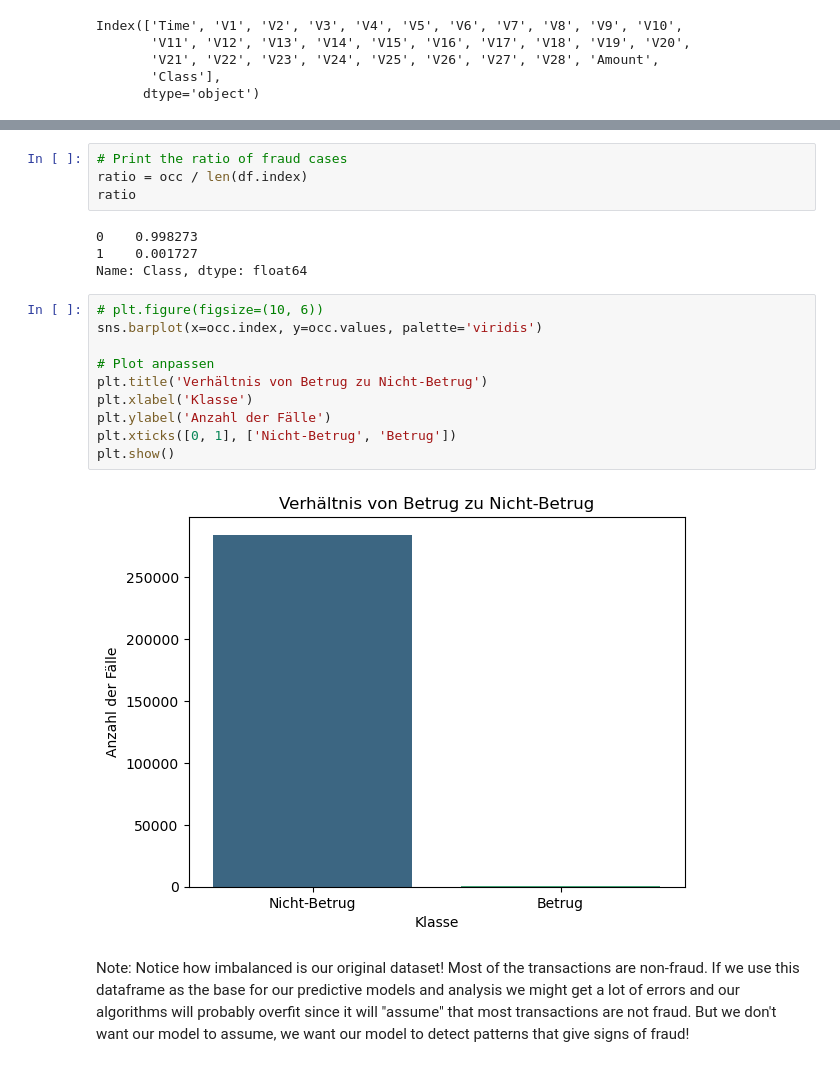
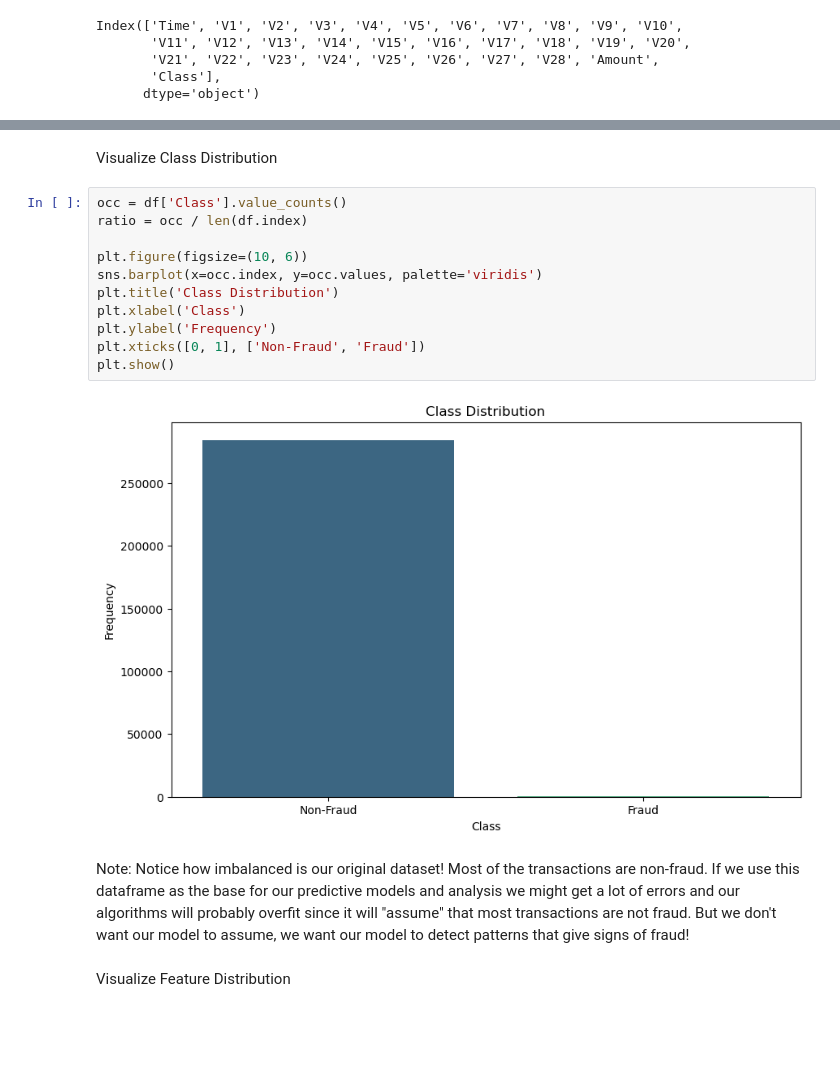
Before and after one commit to SebastianTheAnalyst/Credit-Card-Fraud-Detection, a Jupyter notebook: Fraud_Detection.ipynb, the cells around one changed output, grey strips where cells are left out. Saved outputs shown, nothing was run; the diff lists cells and outputs as text; blank space fills up the shorter version.

```diff
--- a/Fraud_Detection.ipynb
+++ b/Fraud_Detection.ipynb
@@ -75,24 +88,21 @@ Name: Class, dtype: int64
-# %%
-# Print the ratio of fraud cases
-ratio = occ / len(df.index)
-ratio
-# %% [output]
-0    0.998273
-1    0.001727
-Name: Class, dtype: float64
+# %% [markdown]
+Visualize Class Distribution
 # %%
-# plt.figure(figsize=(10, 6))
+occ = df['Class'].value_counts()
+ratio = occ / len(df.index)
+
+plt.figure(figsize=(10, 6))
 sns.barplot(x=occ.index, y=occ.values, palette='viridis')
-
-# Plot anpassen
-plt.title('Verhältnis von Betrug zu Nicht-Betrug')
-plt.xlabel('Klasse')
-plt.ylabel('Anzahl der Fälle')
-plt.xticks([0, 1], ['Nicht-Betrug', 'Betrug'])
+plt.title('Class Distribution')
+plt.xlabel('Class')
+plt.ylabel('Frequency')
+plt.xticks([0, 1], ['Non-Fraud', 'Fraud'])
 plt.show()
 # %% [output]
-[figure, old version]
+[figure, new version]
 # %% [markdown]
 Note: Notice how imbalanced is our original dataset! Most of the transactions are non-fraud. If we use this dataframe as the base for our predictive models and analysis we might get a lot of errors and our algorithms will probably overfit since it will "assume" that most transactions are not fraud. But we don't want our model to assume, we want our model to detect patterns that give signs of fraud!
+# %% [markdown]
+Visualize Feature Distribution
 # %%
 df.hist(bins=30, figsize=(30, 30))
```
Also changed, not shown: parts of 33 cells of this notebook.
